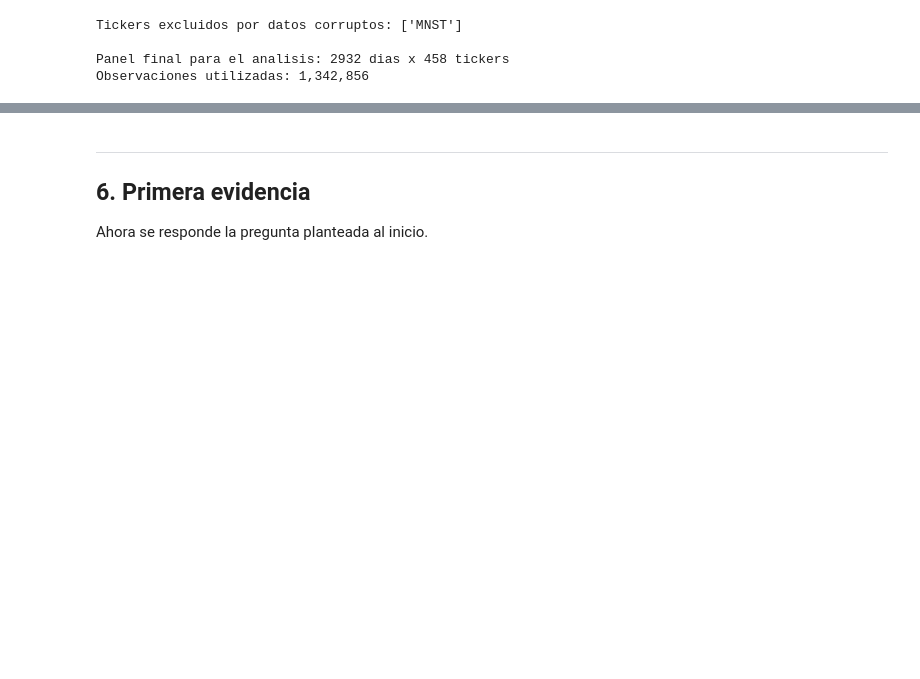
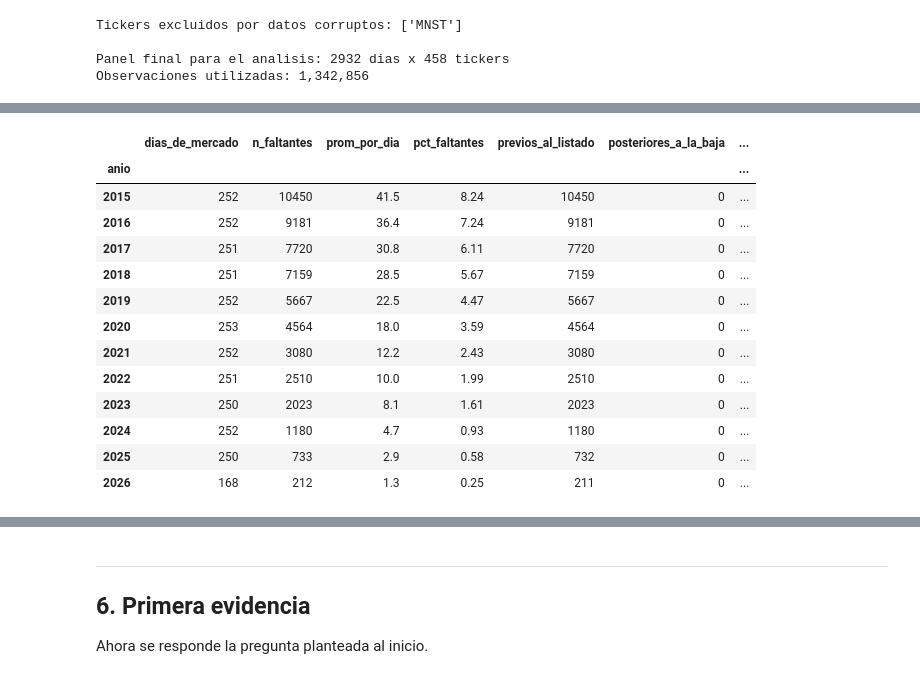
Before and after one commit to 0263389/datos-masivos-correlacion-sp500, a Jupyter notebook: notebooks/01_entregable1.ipynb, the cells around one changed output, grey strips where cells are left out. Saved outputs shown, nothing was run; the diff lists cells and outputs as text; code cells hidden in the pictures; blank space fills up the shorter version.

```diff
--- a/notebooks/01_entregable1.ipynb
+++ b/notebooks/01_entregable1.ipynb
@@ -460,0 +487,18 @@ Observaciones utilizadas: 1,342,856
+# %%
+auditoria_anual = quality.nulos_por_anio(precios)
+auditoria_anual
+# %% [output]
+|  | dias_de_mercado | n_faltantes | prom_por_dia | pct_faltantes | previos_al_listado | posteriores_a_la_baja | ... |
+| anio |  |  |  |  |  |  | ... |
+| 2015 | 252 | 10450 | 41.5 | 8.24 | 10450 | 0 | ... |
+| 2016 | 252 | 9181 | 36.4 | 7.24 | 9181 | 0 | ... |
+| 2017 | 251 | 7720 | 30.8 | 6.11 | 7720 | 0 | ... |
+| 2018 | 251 | 7159 | 28.5 | 5.67 | 7159 | 0 | ... |
+| 2019 | 252 | 5667 | 22.5 | 4.47 | 5667 | 0 | ... |
+| 2020 | 253 | 4564 | 18.0 | 3.59 | 4564 | 0 | ... |
+| 2021 | 252 | 3080 | 12.2 | 2.43 | 3080 | 0 | ... |
+| 2022 | 251 | 2510 | 10.0 | 1.99 | 2510 | 0 | ... |
+| 2023 | 250 | 2023 | 8.1 | 1.61 | 2023 | 0 | ... |
+| 2024 | 252 | 1180 | 4.7 | 0.93 | 1180 | 0 | ... |
+| 2025 | 250 | 733 | 2.9 | 0.58 | 732 | 0 | ... |
+| 2026 | 168 | 212 | 1.3 | 0.25 | 211 | 0 | ... |
```
Also changed, not shown: parts of 22 cells of this notebook, 2 other files.
